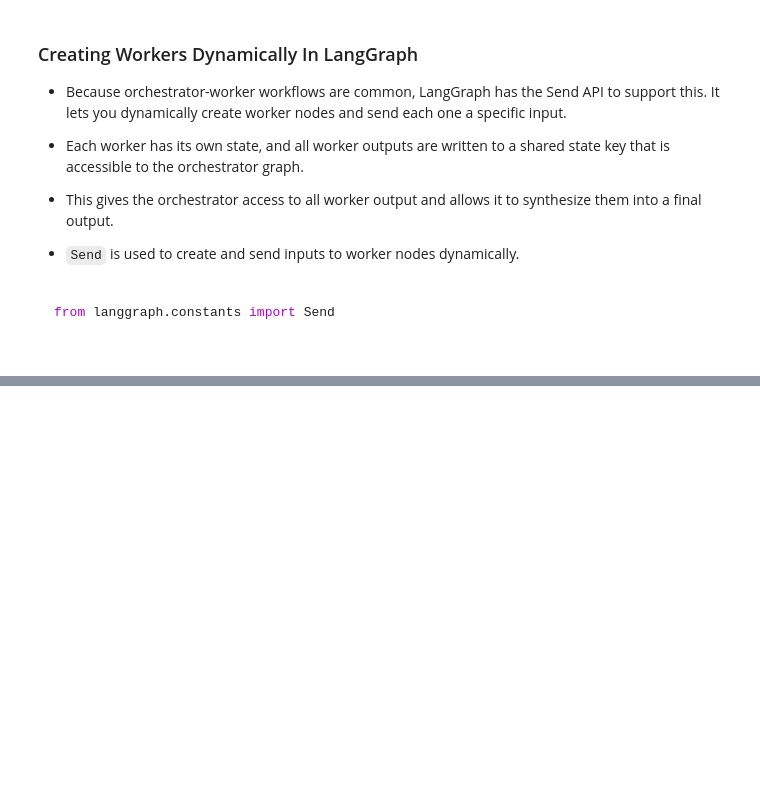
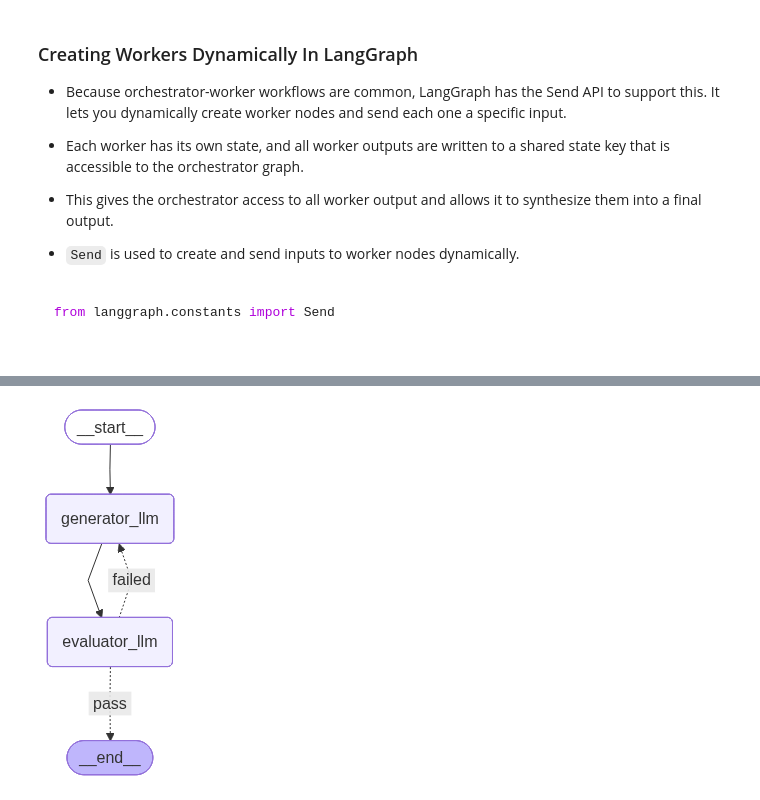
Before and after one commit to chineidu/RAG-Tutorials, a Jupyter notebook: notebooks/langGraph/04-routing|orchestrator|evaluatorOptimizer.ipynb, the cells around one changed output, grey strips where cells are left out. Drawn from its saved outputs; the diff is of its cells as text; code cells hidden in the pictures; blank space fills up the shorter version.

Commit message:
[feat] Added notebooks on routing; orchestrator and evaluator

```diff
--- a/notebooks/langGraph/04-routing|orchestrator|evaluatorOptimizer.ipynb
+++ b/notebooks/langGraph/04-routing|orchestrator|evaluatorOptimizer.ipynb
@@ -324,6 +324,7 @@ display(Image(graph.get_graph(xray=1).draw_mermaid_png()))
 [figure]
 # %%
 # Re-build the graph
+memory = MemorySaver()
 graph = builder.compile(checkpointer=memory)
 
 config: dict[str, Any] = {"configurable": {"thread_id": "1"}}
@@ -372,0 +592,13 @@ In the orchestrator-workers workflow, a central LLM dynamically breaks down task
+# %%
+# Re-build the graph
+memory = MemorySaver()
+graph = builder.compile(checkpointer=memory)
+
+config: dict[str, Any] = {"configurable": {"thread_id": "2"}}
+
+response = await graph.ainvoke(
+    {"topic": "Recall while studying"},
+    config=config,
+)
+
+# console.print(response)
@@ -372,0 +813,41 @@ In the orchestrator-workers workflow, a central LLM dynamically breaks down task
+# %%
+builder: StateGraph = StateGraph(State)
+
+# Nodes
+builder.add_node("generator_llm", generator_llm)
+builder.add_node("evaluator_llm", evaluator_llm)
+
+
+# Edges
+builder.add_edge(START, "generator_llm")
+builder.add_edge("generator_llm", "evaluator_llm")
+builder.add_conditional_edges(
+    "evaluator_llm",
+    router,
+    {"pass": END, "failed": "generator_llm"},
+)
+builder.add_edge("generator_llm", END)
+# Redundant edge to END
+builder.add_edge("evaluator_llm", END)
+
+
+# Compile the graph
+memory = MemorySaver()
+evaluator_graph = builder.compile(checkpointer=memory)
+
+# Visualize the graph with ASCII fallback
+try:
+    display(Image(evaluator_graph.get_graph(xray=1).draw_mermaid_png()))
+except Exception as e:
+    console.print(f"[yellow]PNG visualization failed: {e}[/yellow]")
+    console.print("[cyan]Displaying ASCII representation instead:[/cyan]\n")
+    try:
+        print(evaluator_graph.get_graph(xray=1).draw_ascii())
+    except ImportError as ie:
+        console.print(f"[red]ASCII visualization also failed: {ie}[/red]")
+        console.print("[magenta]Showing basic graph structure:[/magenta]\n")
+        graph_obj = evaluator_graph.get_graph(xray=1)
+        console.print(f"Nodes: {[node.id for node in graph_obj.nodes.values()]}")
+        console.print(f"Edges: {[(e.source, e.target) for e in graph_obj.edges]}")
+# %% [output]
+[figure, added]
```
Also changed, not shown: parts of 11 cells of this notebook, 4 other files.
